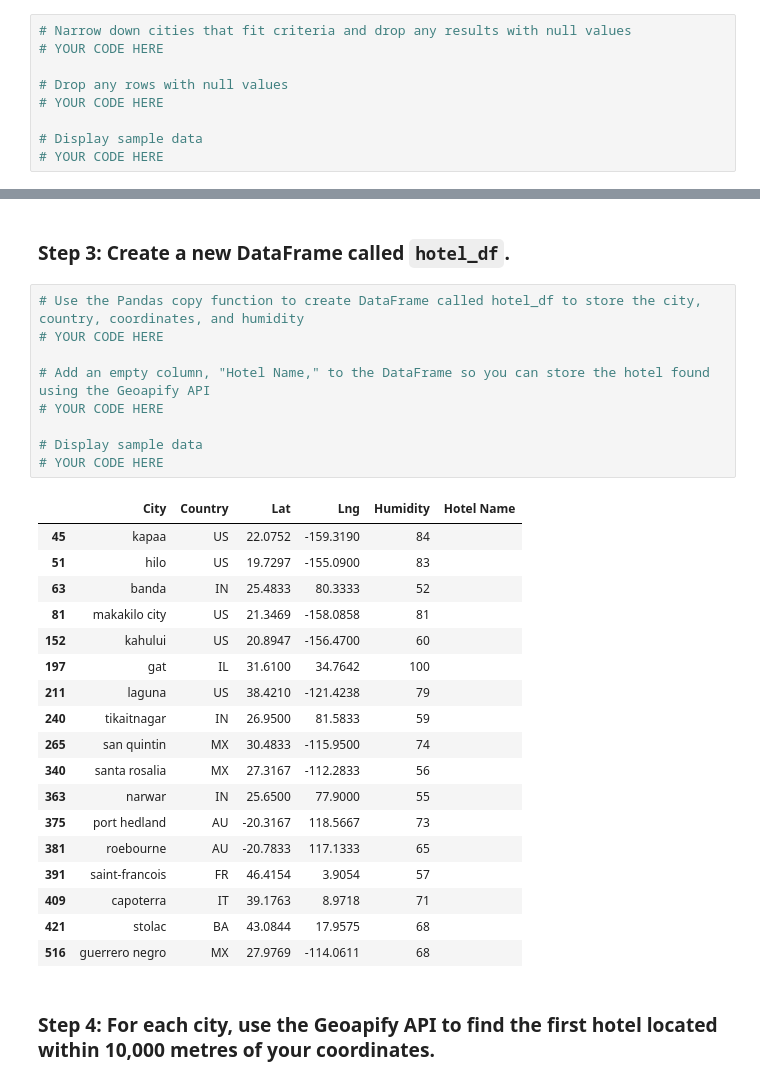
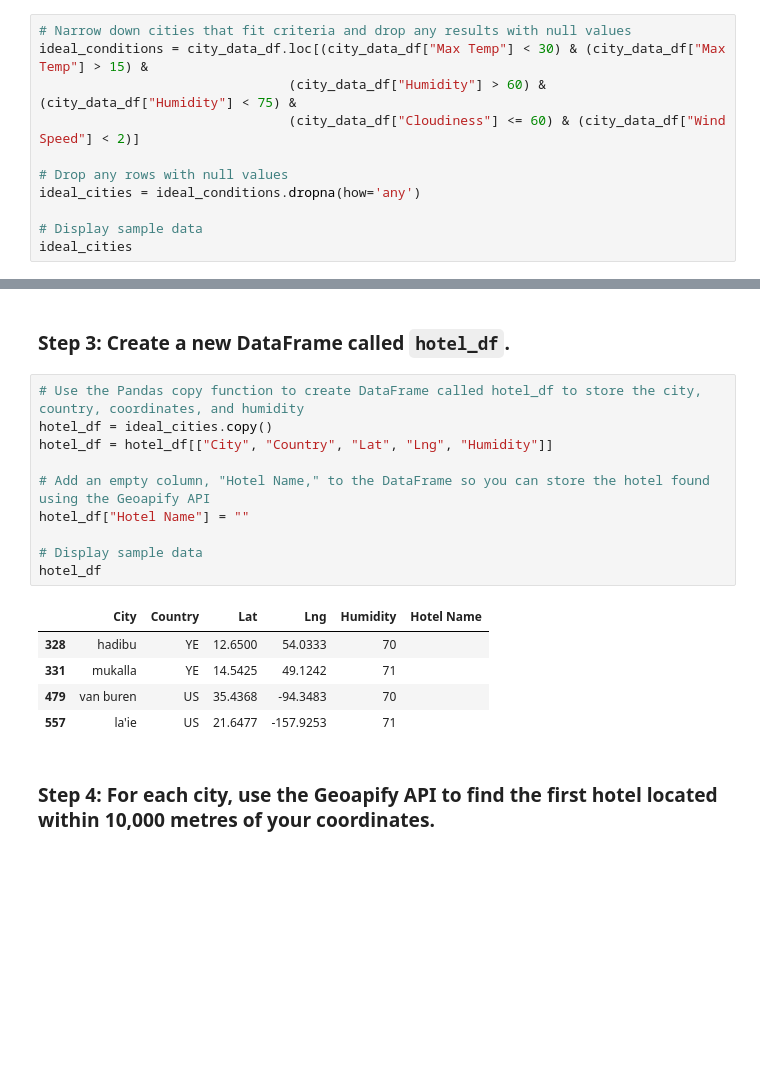
Before and after one commit to lizmartin/python-api-challenge, a Jupyter notebook: VacationPy_lms.ipynb, the cells around one changed output, grey strips where cells are left out. Cells and saved outputs as stored; diff of their text form; blank space fills up the shorter version.

```diff
--- a/VacationPy_lms.ipynb
+++ b/VacationPy_lms.ipynb
@@ -46,12 +56,14 @@ city_data_df.head()
 ### Step 2: Narrow down the `city_data_df` DataFrame to find your ideal weather condition
 # %%
 # Narrow down cities that fit criteria and drop any results with null values
-# YOUR CODE HERE
+ideal_conditions = city_data_df.loc[(city_data_df["Max Temp"] < 30) & (city_data_df["Max Temp"] > 15) &
+                                (city_data_df["Humidity"] > 60) & (city_data_df["Humidity"] < 75) &
+                                (city_data_df["Cloudiness"] <= 60) & (city_data_df["Wind Speed"] < 2)]
 
 # Drop any rows with null values
-# YOUR CODE HERE
+ideal_cities = ideal_conditions.dropna(how='any')
 
 # Display sample data
-# YOUR CODE HERE
+ideal_cities
 # %% [output]
 |  | City_ID | City | Lat | Lng | Max Temp | Humidity | Cloudiness | Wind Speed | Country | Date |
@@ -76,32 +75,20 @@ city_data_df.head()
 ### Step 3: Create a new DataFrame called `hotel_df`.
 # %%
 # Use the Pandas copy function to create DataFrame called hotel_df to store the city, country, coordinates, and humidity
-# YOUR CODE HERE
+hotel_df = ideal_cities.copy()
+hotel_df = hotel_df[["City", "Country", "Lat", "Lng", "Humidity"]]
 
 # Add an empty column, "Hotel Name," to the DataFrame so you can store the hotel found using the Geoapify API
-# YOUR CODE HERE
+hotel_df["Hotel Name"] = ""
 
 # Display sample data
-# YOUR CODE HERE
+hotel_df
 # %% [output]
 |  | City | Country | Lat | Lng | Humidity | Hotel Name |
-| 45 | kapaa | US | 22.0752 | -159.3190 | 84 |  |
-| 51 | hilo | US | 19.7297 | -155.0900 | 83 |  |
-| 63 | banda | IN | 25.4833 | 80.3333 | 52 |  |
-| 81 | makakilo city | US | 21.3469 | -158.0858 | 81 |  |
-| 152 | kahului | US | 20.8947 | -156.4700 | 60 |  |
-| 197 | gat | IL | 31.6100 | 34.7642 | 100 |  |
-| 211 | laguna | US | 38.4210 | -121.4238 | 79 |  |
-| 240 | tikaitnagar | IN | 26.9500 | 81.5833 | 59 |  |
-| 265 | san quintin | MX | 30.4833 | -115.9500 | 74 |  |
-| 340 | santa rosalia | MX | 27.3167 | -112.2833 | 56 |  |
-| 363 | narwar | IN | 25.6500 | 77.9000 | 55 |  |
-| 375 | port hedland | AU | -20.3167 | 118.5667 | 73 |  |
-| 381 | roebourne | AU | -20.7833 | 117.1333 | 65 |  |
-| 391 | saint-francois | FR | 46.4154 | 3.9054 | 57 |  |
-| 409 | capoterra | IT | 39.1763 | 8.9718 | 71 |  |
-| 421 | stolac | BA | 43.0844 | 17.9575 | 68 |  |
-| 516 | guerrero negro | MX | 27.9769 | -114.0611 | 68 |  |
+| 328 | hadibu | YE | 12.6500 | 54.0333 | 70 |  |
+| 331 | mukalla | YE | 14.5425 | 49.1242 | 71 |  |
+| 479 | van buren | US | 35.4368 | -94.3483 | 70 |  |
+| 557 | la'ie | US | 21.6477 | -157.9253 | 71 |  |
 # %% [markdown]
 ### Step 4: For each city, use the Geoapify API to find the first hotel located within 10,000 metres of your coordinates.
 # %%
```
Also changed, not shown: parts of 7 cells of this notebook, 2 other files.
